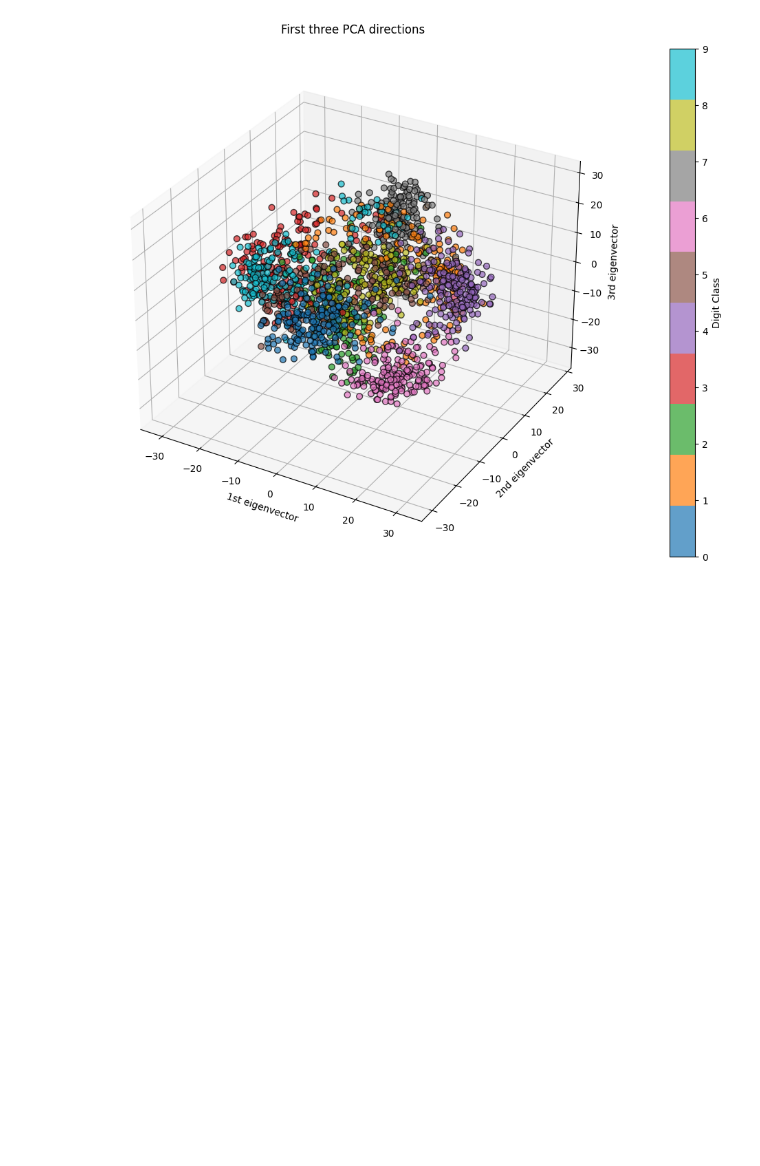
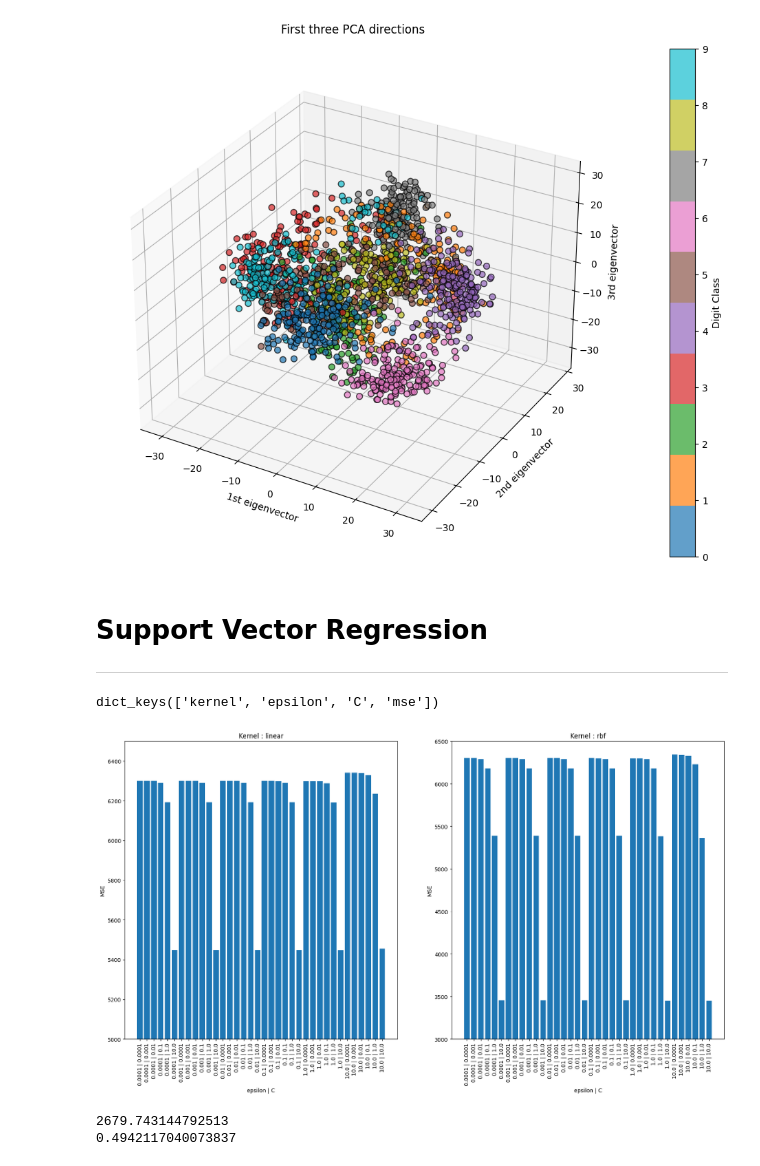
Before and after one commit to gaspardvilla/Nomades_ADA, a Jupyter notebook: Corrections/21_05_2025/21_05_2025.ipynb, the cells around one changed output. Cells and saved outputs as stored; diff of their text form; code cells hidden in the pictures; blank space fills up the shorter version.

```diff
--- a/Corrections/21_05_2025/21_05_2025.ipynb
+++ b/Corrections/21_05_2025/21_05_2025.ipynb
@@ -246,3 +248,12 @@ plt.tight_layout()
 plt.show()
 # %% [output]
 [figure]
+# %% [markdown]
+# Support Vector Regression
+***
+# %%
+from sklearn.svm import SVR
+from sklearn.datasets import load_diabetes
+
+X, y = load_diabetes(return_X_y=True)
+X_train, X_test, y_train, y_test = train_test_split(X, y, test_size=0.2, random_state=42)
@@ -248,0 +303,57 @@ plt.show()
+# %%
+dict_perfo.keys()
+# %% [output]
+dict_keys(['kernel', 'epsilon', 'C', 'mse'])
+# %%
+#
+new_dict_linear = {'eps_c': [],
+            'mse': []}
+new_dict_rbf = {'eps_c': [],
+            'mse': []}
+
+# For each epsilon and C
+for idx in range(72):
+
+    # Which kernel
+    if dict_perfo['kernel'][idx] == 'linear':
+        new_dict_linear['mse'].append(dict_perfo['mse'][idx])
+        new_dict_linear['eps_c'].append(f'{dict_perfo["epsilon"][idx]} | {dict_perfo["C"][idx]}')
+
+
+    else:
+        new_dict_rbf['mse'].append(dict_perfo['mse'][idx])
+        new_dict_rbf['eps_c'].append(f'{dict_perfo["epsilon"][idx]} | {dict_perfo["C"][idx]}')
+# %%
+# Plot results
+fig, axs = plt.subplots(1, 2, figsize=(20, 10))
+
+# Kernel : 'linear'
+axs[0].bar(new_dict_linear['eps_c'], new_dict_linear['mse'])
+axs[0].set_xticks(new_dict_linear['eps_c'], new_dict_linear['eps_c'], rotation='vertical')
+axs[0].set_ylim(5000, 6500)
+axs[0].set_xlabel('epsilon | C')
+axs[0].set_ylabel('MSE')
+axs[0].set_title('Kernel : linear')
+
+# Kernel : 'rbf'
+axs[1].bar(new_dict_rbf['eps_c'], new_dict_rbf['mse'])
+axs[1].set_xticks(new_dict_rbf['eps_c'], new_dict_rbf['eps_c'], rotation='vertical')
+axs[1].set_ylim(3000, 6500)
+axs[1].set_xlabel('epsilon | C')
+axs[1].set_ylabel('MSE')
+axs[1].set_title('Kernel : rbf')
+plt.show()
+# %% [output]
+[figure, added]
+# %%
+from sklearn.svm import SVR
+
+model = SVR(C=10, kernel='rbf', epsilon=0.1)
+model.fit(X_train, y_train)
+y_pred = model.predict(X_test)
+
+print(mean_squared_error(y_test, y_pred))
+print(r2_score(y_test, y_pred))
+# %% [output]
+2679.743144792513
+0.4942117040073837
```
Also changed, not shown: parts of 2 cells of this notebook, 6 other files.
